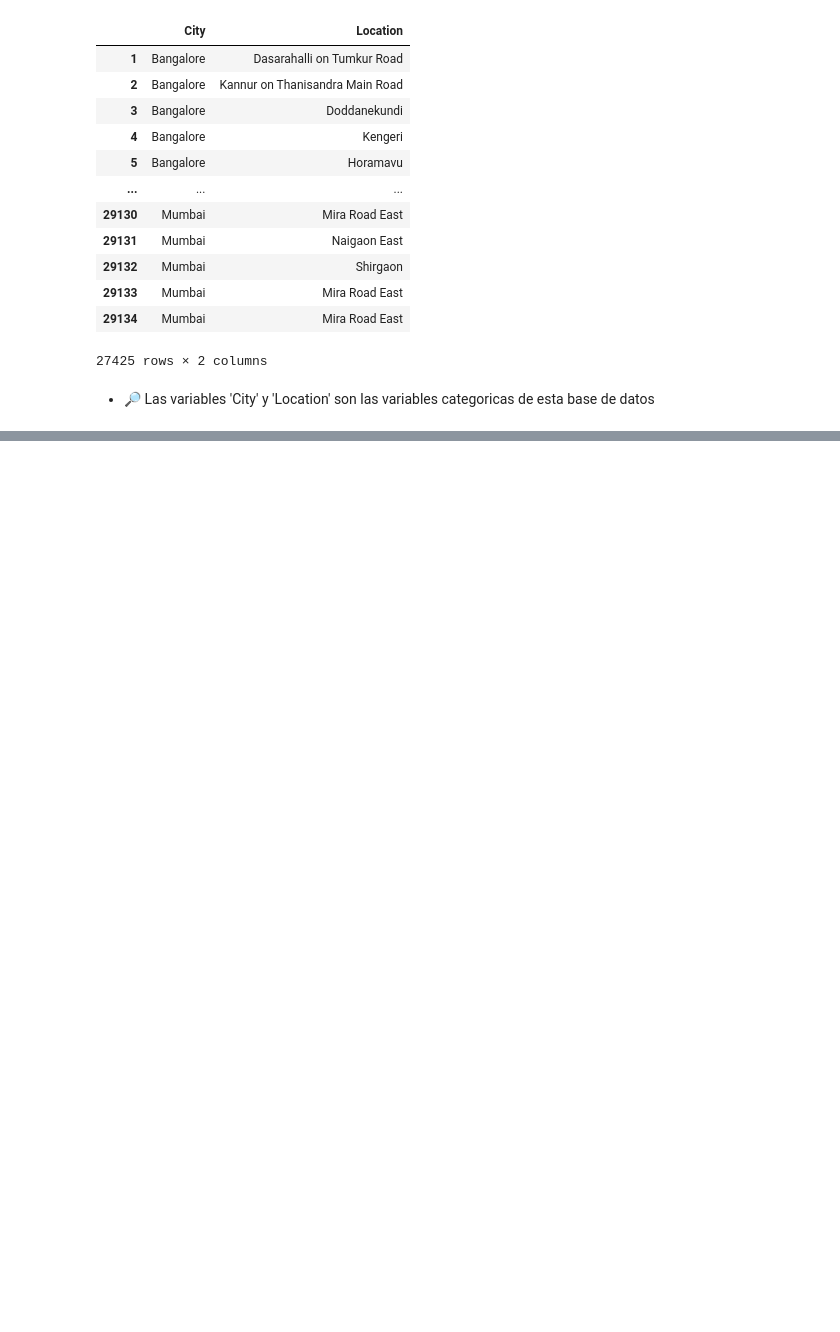
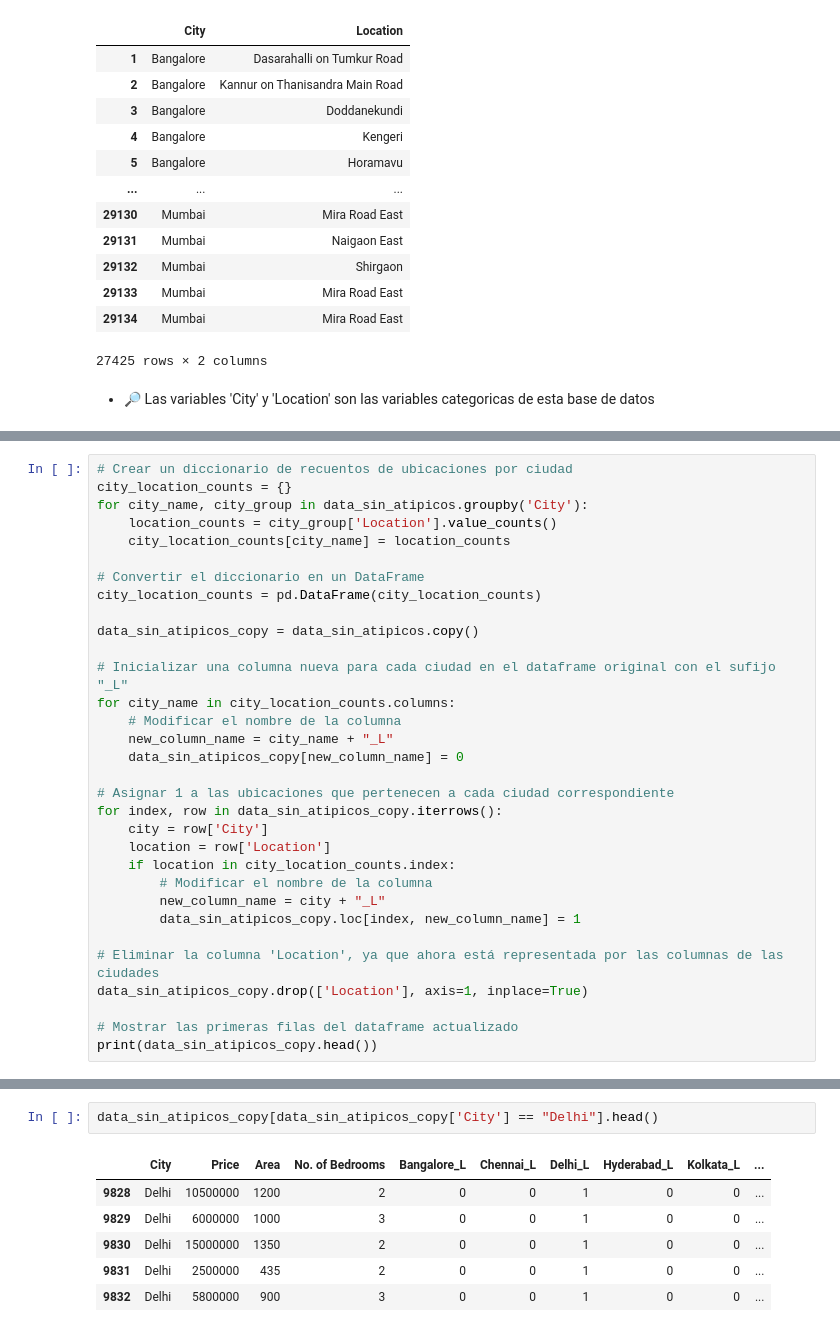
Before and after one commit to C0SS10/AI4ENG-II, a Jupyter notebook: House-Price-Predict.ipynb, the cells around one changed output, grey strips where cells are left out. Saved outputs shown, nothing was run; the diff lists cells and outputs as text; blank space fills up the shorter version.

```diff
--- a/House-Price-Predict.ipynb
+++ b/House-Price-Predict.ipynb
@@ -292,0 +266,32 @@ Name: City, dtype: int64
+# %%
+# Crear un diccionario de recuentos de ubicaciones por ciudad
+city_location_counts = {}
+for city_name, city_group in data_sin_atipicos.groupby('City'):
+    location_counts = city_group['Location'].value_counts()
+    city_location_counts[city_name] = location_counts
+
+# Convertir el diccionario en un DataFrame
+city_location_counts = pd.DataFrame(city_location_counts)
+
+data_sin_atipicos_copy = data_sin_atipicos.copy()
+
+# Inicializar una columna nueva para cada ciudad en el dataframe original con el sufijo "_L"
+for city_name in city_location_counts.columns:
+    # Modificar el nombre de la columna
+    new_column_name = city_name + "_L"
+    data_sin_atipicos_copy[new_column_name] = 0
+
+# Asignar 1 a las ubicaciones que pertenecen a cada ciudad correspondiente
+for index, row in data_sin_atipicos_copy.iterrows():
+    city = row['City']
+    location = row['Location']
+    if location in city_location_counts.index:
+        # Modificar el nombre de la columna
+        new_column_name = city + "_L"
+        data_sin_atipicos_copy.loc[index, new_column_name] = 1
+
+# Eliminar la columna 'Location', ya que ahora está representada por las columnas de las ciudades
+data_sin_atipicos_copy.drop(['Location'], axis=1, inplace=True)
+
+# Mostrar las primeras filas del dataframe actualizado
+print(data_sin_atipicos_copy.head())
@@ -292,0 +312,9 @@ Name: City, dtype: int64
+# %%
+data_sin_atipicos_copy[data_sin_atipicos_copy['City'] == "Delhi"].head()
+# %% [output]
+|  | City | Price | Area | No. of Bedrooms | Bangalore_L | Chennai_L | Delhi_L | Hyderabad_L | Kolkata_L | ... |
+| 9828 | Delhi | 10500000 | 1200 | 2 | 0 | 0 | 1 | 0 | 0 | ... |
+| 9829 | Delhi | 6000000 | 1000 | 3 | 0 | 0 | 1 | 0 | 0 | ... |
+| 9830 | Delhi | 15000000 | 1350 | 2 | 0 | 0 | 1 | 0 | 0 | ... |
+| 9831 | Delhi | 2500000 | 435 | 2 | 0 | 0 | 1 | 0 | 0 | ... |
+| 9832 | Delhi | 5800000 | 900 | 3 | 0 | 0 | 1 | 0 | 0 | ... |
```
Also changed, not shown: parts of 9 cells of this notebook.
